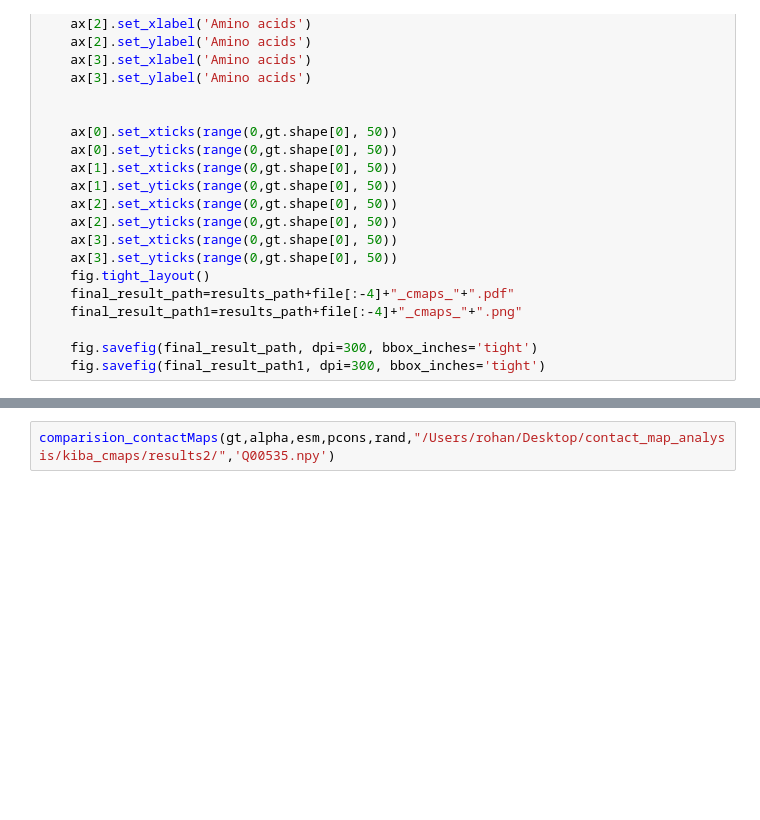
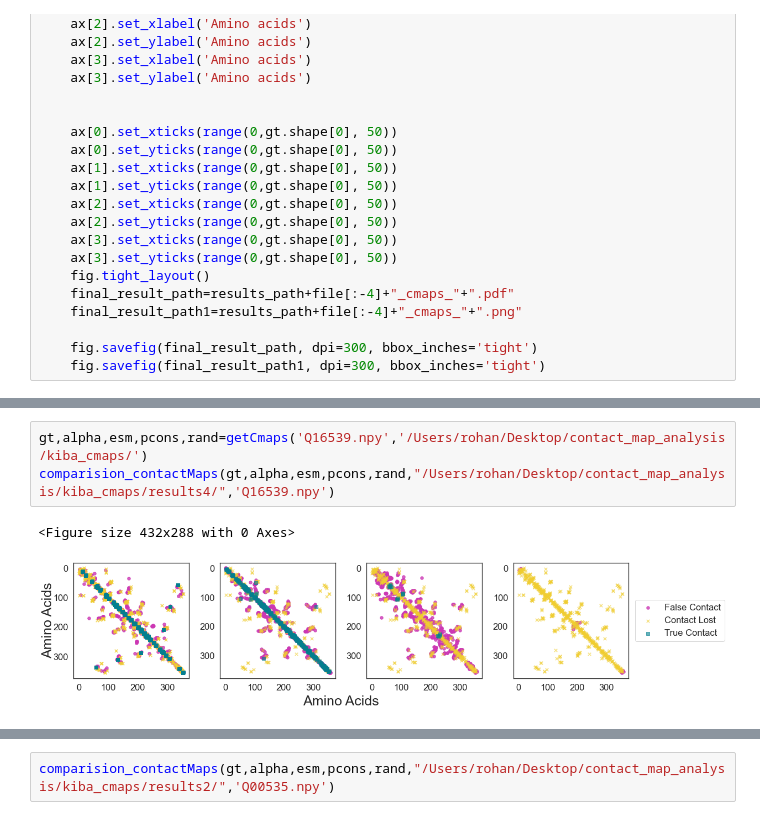
Before and after one commit to meyresearch/DL_protein_ligand_affinity, a Jupyter notebook: main/misc/kinases_cmaps/ComparingCMaps-Fig3.ipynb, the cells around one changed output, grey strips where cells are left out. Saved outputs shown, nothing was run; the diff lists cells and outputs as text; blank space fills up the shorter version.

```diff
--- a/main/misc/kinases_cmaps/ComparingCMaps-Fig3.ipynb
+++ b/main/misc/kinases_cmaps/ComparingCMaps-Fig3.ipynb
@@ -284,0 +434,6 @@ def comparision_contactMaps(gt,alpha,esm,pcons,rand,results_path,file):
+# %%
+gt,alpha,esm,pcons,rand=getCmaps('Q16539.npy','/Users/rohan/Desktop/contact_map_analysis/kiba_cmaps/')
+comparision_contactMaps(gt,alpha,esm,pcons,rand,"/Users/rohan/Desktop/contact_map_analysis/kiba_cmaps/results4/",'Q16539.npy')
+# %% [output]
+<Figure size 432x288 with 0 Axes>
+[figure, added]
```
Also changed, not shown: parts of 8 cells of this notebook, 15 other files.
